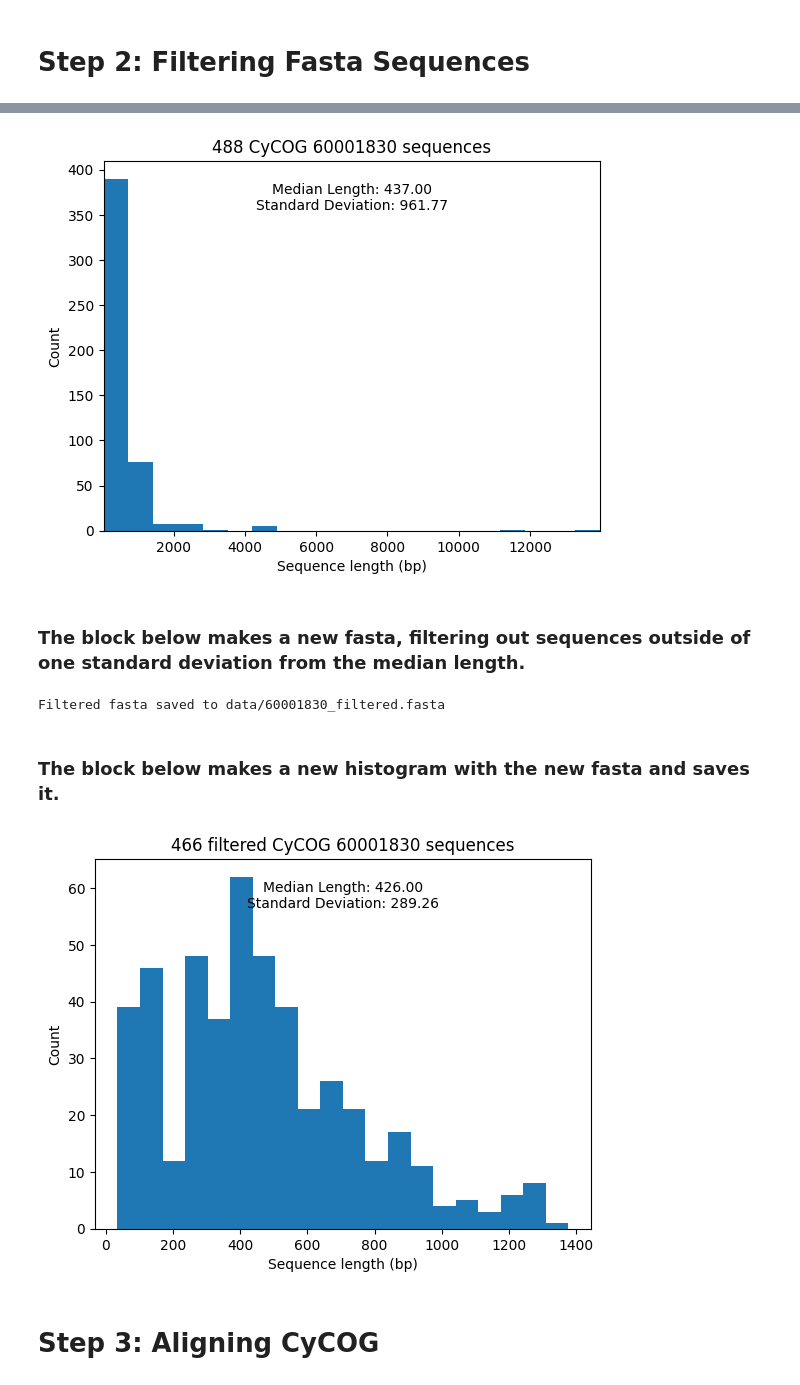
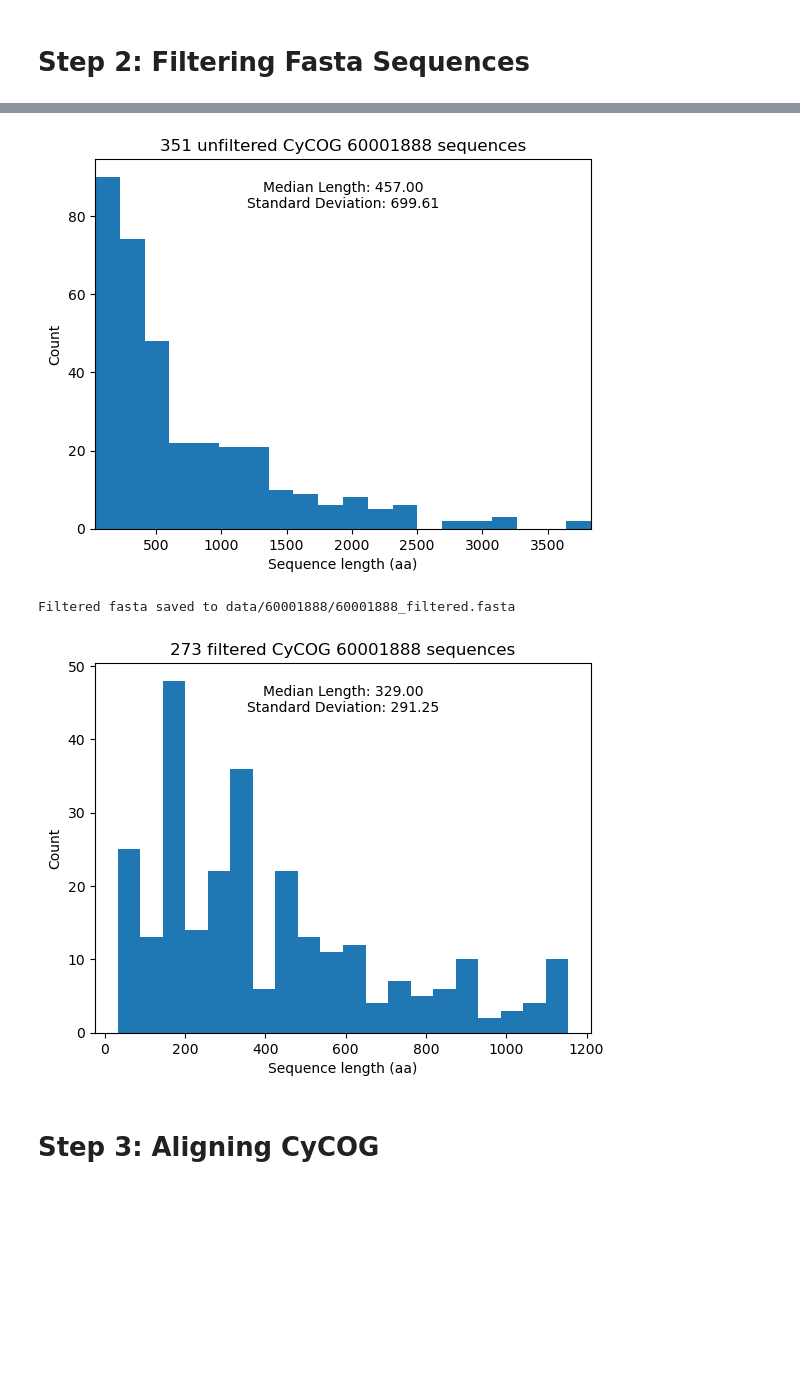
Before and after one commit to Jonahv11/cyano-serralysins, a Jupyter notebook: cycog-tree-tool/cycog-tree-tool.ipynb, the cells around one changed output, grey strips where cells are left out. Saved outputs shown, nothing was run; the diff lists cells and outputs as text; code cells hidden in the pictures; blank space fills up the shorter version.

```diff
--- a/cycog-tree-tool/cycog-tree-tool.ipynb
+++ b/cycog-tree-tool/cycog-tree-tool.ipynb
@@ -115,42 +91,37 @@ tolerance = "std"
 # %%
-
-# Extract the number before the first dot in the file name
-cycog_number = CYCOG
-
-# Parse the FASTA file and get sequence lengths
-sizes = [len(rec) for rec in SeqIO.parse(fasta_file_path, "fasta")]
+# make a histogram showing sequence length distributions within cycog fasta
+sizes = [len(rec) for rec in SeqIO.parse(f"data/{CYCOG}/{CYCOG}.faa", "fasta")] # Parse the FASTA file and get sequence lengths
 
 # Parse the input FASTA file and calculate median and standard deviation
 sequences = []
-for seq_record in SeqIO.parse(fasta_file_path, "fasta"):
-    sequences.append(seq_record)
-sequence_lengths = np.array([len(seq) for seq in sequences])
+for seq_record in SeqIO.parse(f"data/{CYCOG}/{CYCOG}.faa", "fasta"):
+    sequences.append(seq_record) # add strictly sequences to empty sequences list
+sequence_lengths = np.array([len(seq) for seq in sequences]) # make array w/ sequence lengths
 median_length = np.median(sequence_lengths)
 std_dev = np.std(sequence_lengths)
-lower_lim = sequence_lengths.min()
+lower_lim = sequence_lengths.min() # set limits to min and max lenghts
 upper_lim = sequence_lengths.max()
 
 # Plot histogram
 plt.hist(sizes, bins=20)
-plt.title(f"{len(sizes)} CyCOG {cycog_number} sequences")
-plt.xlabel("Sequence length (bp)")
+plt.title(f"{len(sizes)} unfiltered CyCOG {CYCOG} sequences")
+plt.xlabel("Sequence length (aa)")
 plt.ylabel("Count")
-plt.xlim((lower_lim,upper_lim))
+plt.xlim((lower_lim,upper_lim)) # apply limits to x-axis boundaries
 
 # Annotate median and standard deviation on the histogram
 plt.text(0.5, 0.9, f'Median Length: {median_length:.2f}\nStandard Deviation: {std_dev:.2f}',
            horizontalalignment='center', verticalalignment='center', transform=plt.gca().transAxes)
 
 # Save the histogram output inside the "data" directory
-output_histogram_path = os.path.join("data/2/", f"{cycog_number}_hist_prefilter.png")
+output_histogram_path = os.path.join(f"data/{CYCOG}/", f"{CYCOG}_hist_prefilter.png")
 plt.savefig(output_histogram_path, bbox_inches='tight')
 
 plt.show()
 # %% [output]
-[figure, old version]
+[figure, new version]
-# %% [markdown]
-### The block below makes a new fasta, filtering out sequences outside of one standard deviation from the median length.
 # %%
+# make filtered fasta using pre-established tolerance away from median sequence length
 # Define filter limits
 if tolerance == "std":
     tol_low = std_dev
@@ -160,9 +131,9 @@ else:
     tol_high = tolerance[1]
 
 # Define output file path based on CyCOG number
-output_fasta_path = os.path.join("data/2/", f"{cycog_number}_filtered.fasta")
+output_fasta_path = os.path.join(f"data/{CYCOG}/", f"{CYCOG}_filtered.fasta")
 
-# Filter sequences based on one standard deviation from the median
+# Filter sequences based on one standard deviation or other tolerance from the median
 filtered_sequences = [seq for seq in sequences if len(seq) >= median_length - tol_low and len(seq) <= median_length + tol_high]
 
 # Write filtered sequences to the output FASTA file
@@ -172,33 +143,32 @@ with open(output_fasta_path, "w") as output_file:
 
 print(f"Filtered fasta saved to {output_fasta_path}")
 # %% [output]
-Filtered fasta saved to data/60001830_filtered.fasta
+Filtered fasta saved to data/60001888/60001888_filtered.fasta
-# %% [markdown]
-### The block below makes a new histogram with the new fasta and saves it.
 # %%
+# make histogram using filtered fasta
 # Calculate median and standard deviation
 sequence_lengths = np.array([len(seq) for seq in filtered_sequences])
 median_length = np.median(sequence_lengths)
 std_dev = np.std(sequence_lengths)
 
 # Plot histogram
 plt.hist(sequence_lengths, bins=20)
-plt.title(f"{len(sequence_lengths)} filtered CyCOG {cycog_number} sequences")
-plt.xlabel("Sequence length (bp)")
+plt.title(f"{len(sequence_lengths)} filtered CyCOG {CYCOG} sequences")
+plt.xlabel("Sequence length (aa)")
 plt.ylabel("Count")
 # plt.xlim((lower_lim,upper_lim)) #use this line if you want to use the first plot x axis range
 
 # Annotate median and standard deviation on the histogram
 plt.text(0.5, 0.9, f'Median Length: {median_length:.2f}\nStandard Deviation: {std_dev:.2f}',
            horizontalalignment='center', verticalalignment='center', transform=plt.gca().transAxes)
 
 # Save the histogram output inside the "data" directory
-output_histogram_path = os.path.join("data/2/", f"{cycog_number}_hist_filtered.png")
+output_histogram_path = os.path.join(f"data/{CYCOG}/", f"{CYCOG}_hist_filtered.png")
 plt.savefig(output_histogram_path, bbox_inches='tight')
 
 plt.show()
 # %% [output]
-[figure, old version]
+[figure, new version]
 # %% [markdown]
 # Step 3: Aligning CyCOG
 # %% [markdown]
```
Also changed, not shown: parts of 23 cells of this notebook.
